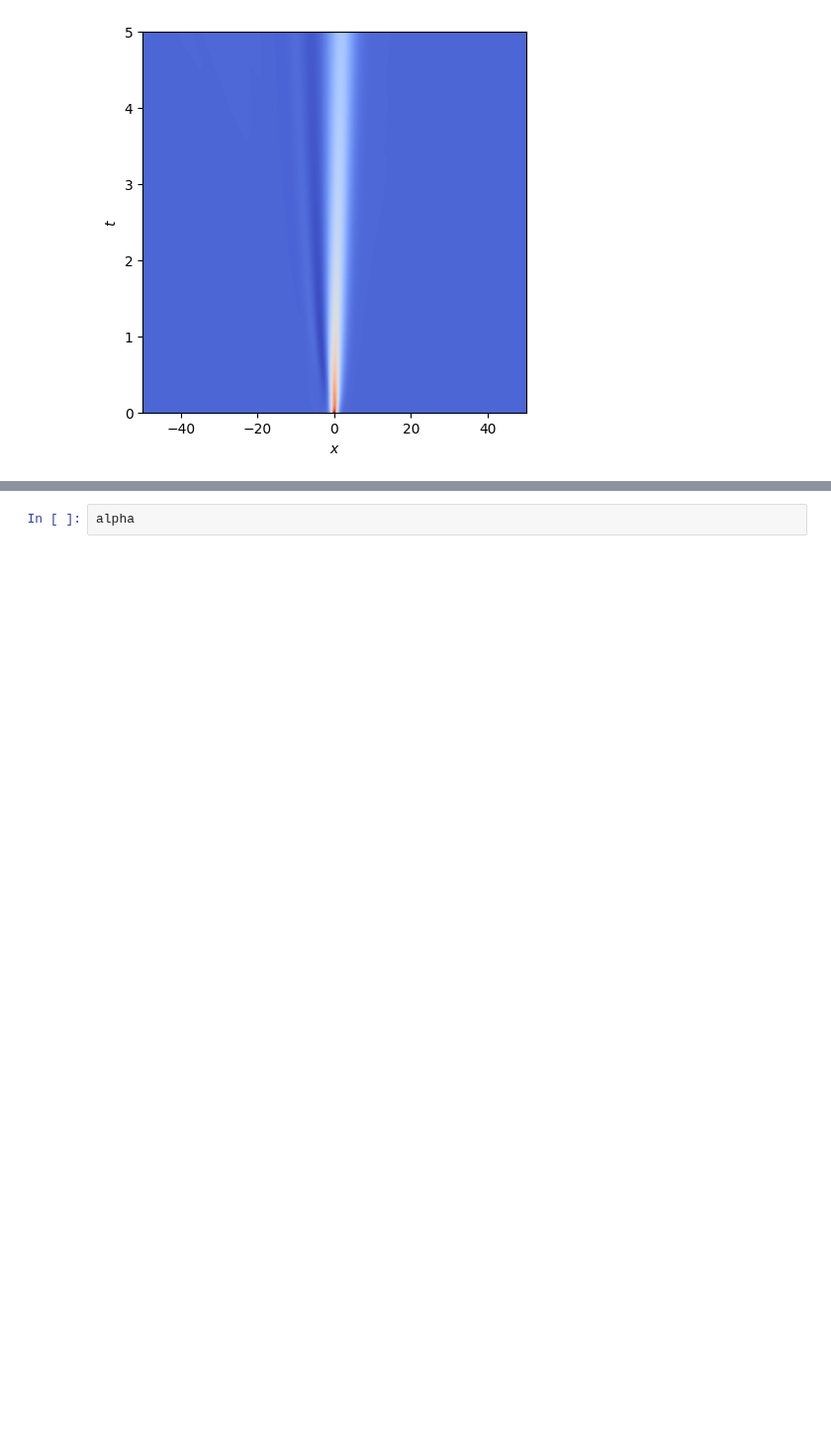
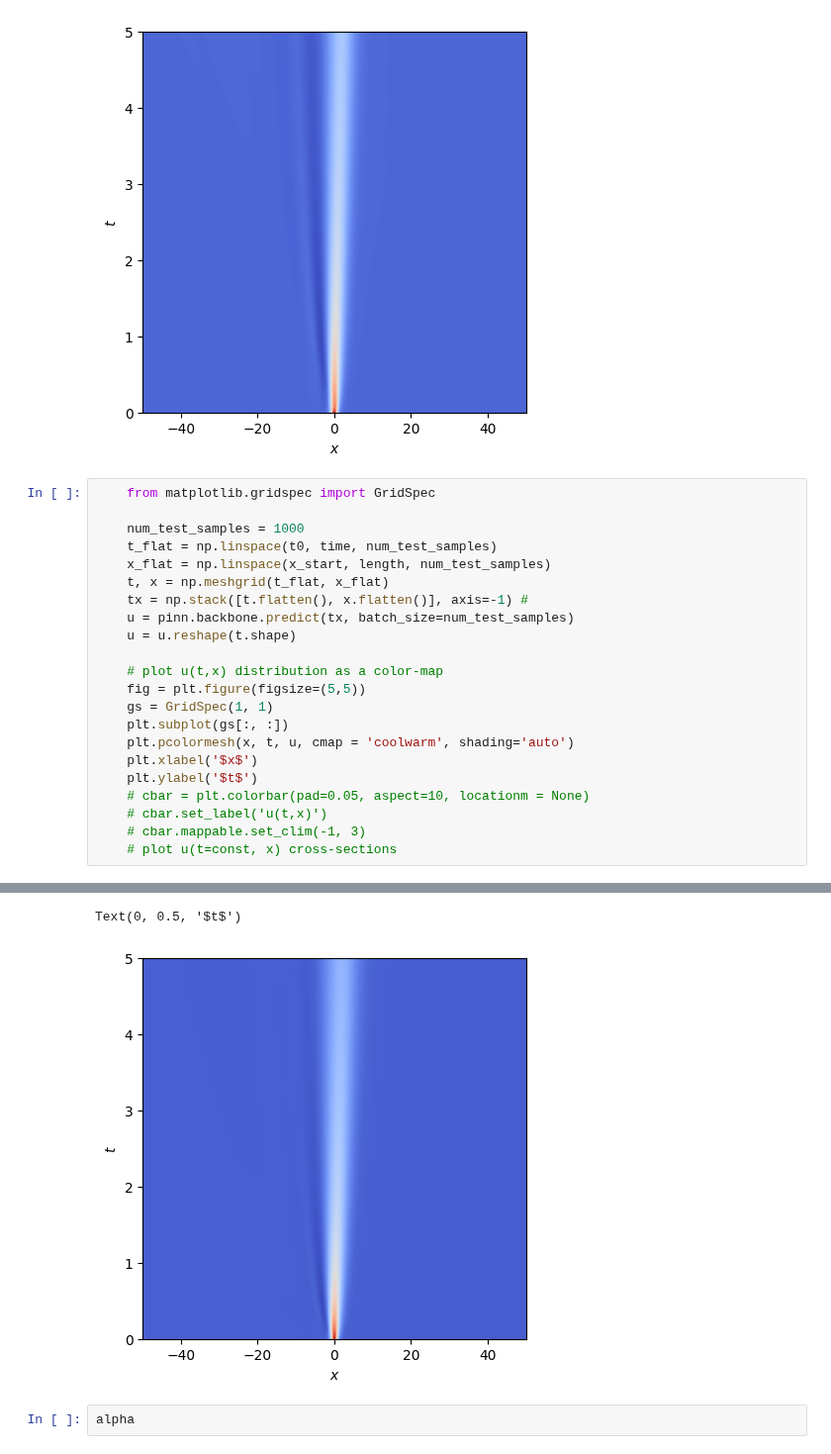
Before and after one commit to naiaseh/Trunk, a Jupyter notebook: PinnNew/KdVB.ipynb, the cells around one changed output, grey strips where cells are left out. Shown at 99% size. Drawn from its saved outputs; the diff is of its cells as text; blank space fills up the shorter version.

```diff
--- a/PinnNew/KdVB.ipynb
+++ b/PinnNew/KdVB.ipynb
@@ -211,3 +226,26 @@ plot_KdV_model(pinn.backbone, x_start,length, time, -0.2, 3, t0 = t0, save_path
 1000/1000 [==============================] - 1s 1ms/step
 Text(0, 0.5, '$t$')
 [figure]
+# %%
+    from matplotlib.gridspec import GridSpec
+
+    num_test_samples = 1000
+    t_flat = np.linspace(t0, time, num_test_samples)
+    x_flat = np.linspace(x_start, length, num_test_samples)
+    t, x = np.meshgrid(t_flat, x_flat)
+    tx = np.stack([t.flatten(), x.flatten()], axis=-1) #
+    u = pinn.backbone.predict(tx, batch_size=num_test_samples)
+    u = u.reshape(t.shape)
+
+    # plot u(t,x) distribution as a color-map
+    fig = plt.figure(figsize=(5,5))
+    gs = GridSpec(1, 1)
+    plt.subplot(gs[:, :])
+    plt.pcolormesh(x, t, u, cmap = 'coolwarm', shading='auto')
+    plt.xlabel('$x$')
+    plt.ylabel('$t$')
+    # cbar = plt.colorbar(pad=0.05, aspect=10, locationm = None)
+    # cbar.set_label('u(t,x)')
+    # cbar.mappable.set_clim(-1, 3)
+    # plot u(t=const, x) cross-sections
+# %% [output]
@@ -214,3 +253,5 @@ Text(0, 0.5, '$t$')
+Text(0, 0.5, '$t$')
+[figure, added]
 # %%
 alpha
 # %% [output]
```
Also changed, not shown: parts of 6 cells of this notebook.
